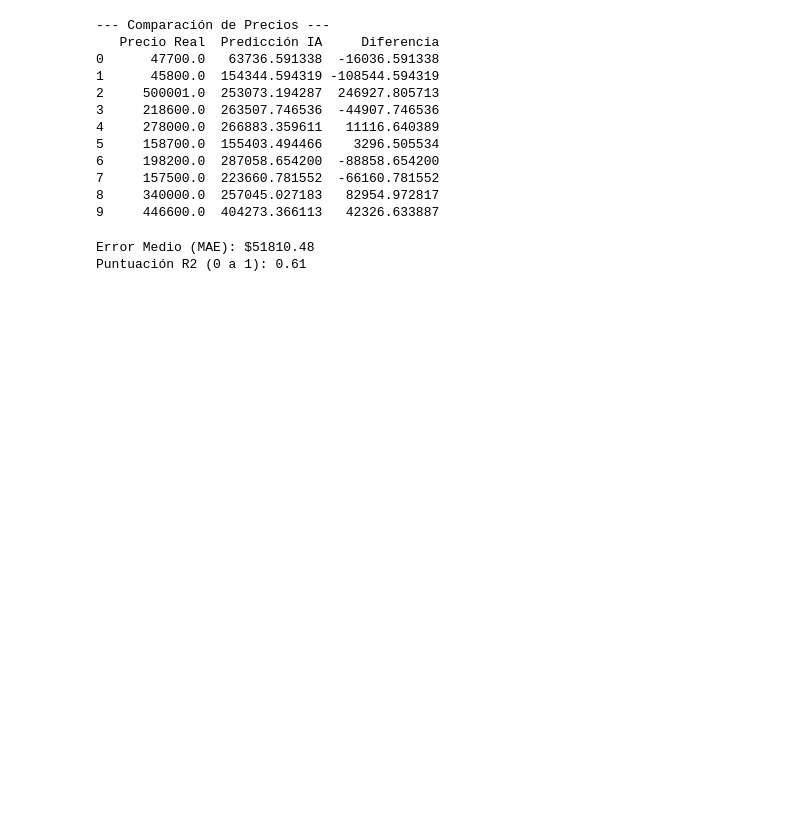
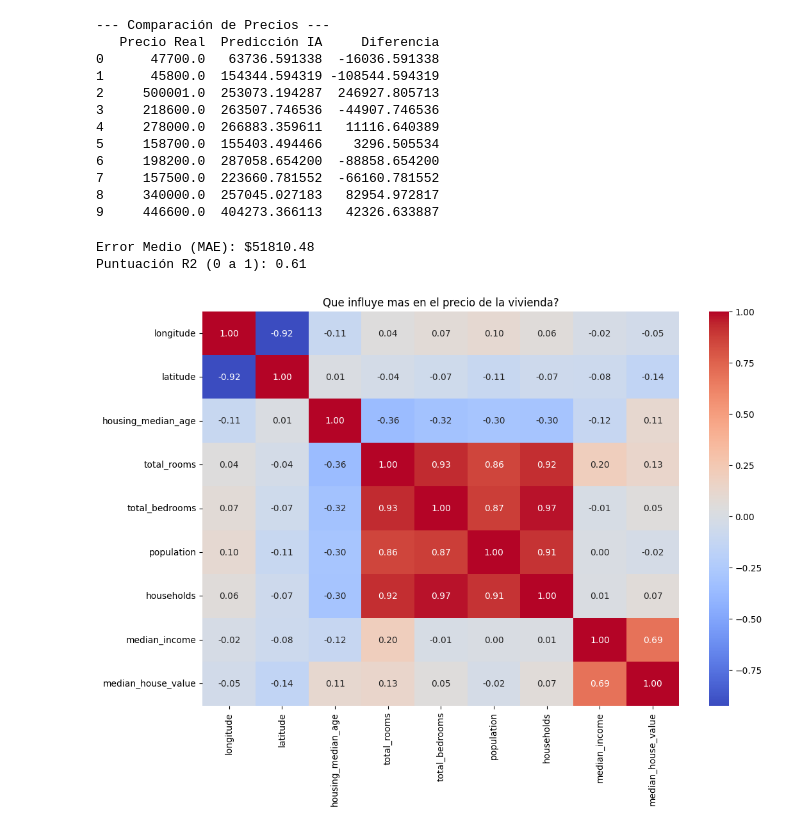
Before and after one commit to DiegoIA0/Madrid-house-price, a Jupyter notebook: prediction.ipynb, the cells around one changed output. Cells and saved outputs as stored; diff of their text form; code cells hidden in the pictures; blank space fills up the shorter version.

```diff
--- a/prediction.ipynb
+++ b/prediction.ipynb
@@ -145,3 +145,15 @@ print(f"Puntuación R2 (0 a 1): {r2:.2f}")
 # %% [output]
 Error Medio (MAE): $51810.48
 Puntuación R2 (0 a 1): 0.61
+# %%
+#Calculamos la correlacion (solo de las columnas numericas)
+
+corr_matrix = df.select_dtypes(include=["float64"]).corr()
+#Dibujamos el mapa de calor
+
+plt.figure(figsize=(12,8))
+sns.heatmap(corr_matrix,annot = True, cmap = "coolwarm", fmt = ".2f")
+plt.title("Que influye mas en el precio de la vivienda?")
+plt.show()
+# %% [output]
+[figure, added]
```
